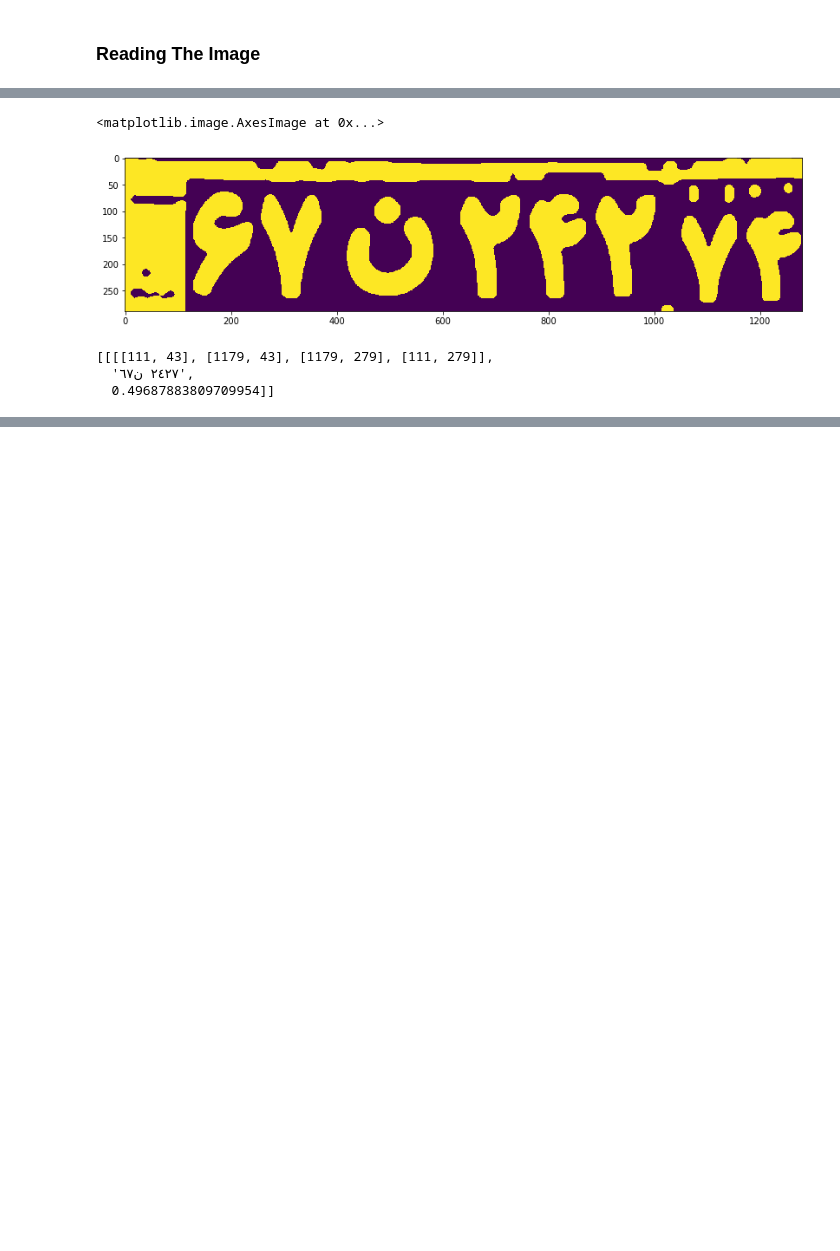
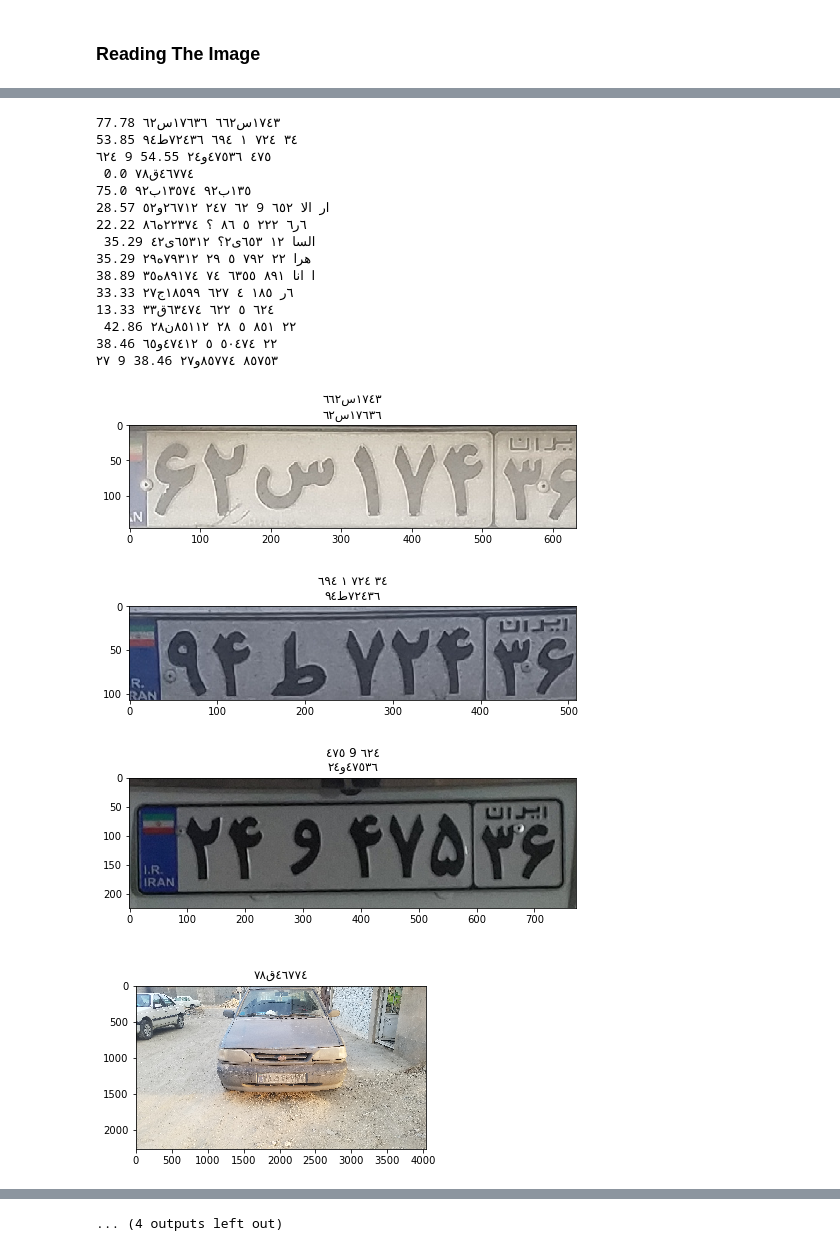
Before and after one commit to MohammadRoshani/PlateDetection, a Jupyter notebook: PlateDetection.ipynb, the cells around one changed output, grey strips where cells are left out. Cells and saved outputs as stored; diff of their text form; code cells hidden in the pictures; blank space fills up the shorter version.

Commit message:
Added FileLable -Modified PlateDetectuion.ipynb

```diff
--- a/PlateDetection.ipynb
+++ b/PlateDetection.ipynb
@@ -166,0 +311,3 @@ base_image = cv2.cvtColor(base_image, cv2.COLOR_BGR2RGB)
+# %%
+plate_number,_,_ = detect_plates_with_ocr(img)
+print(plate_number)
@@ -167,3 +316,5 @@ base_image = cv2.cvtColor(base_image, cv2.COLOR_BGR2RGB)
 # %%
-    fig, ax = plt.subplots(figsize=(14, 5))
-    ax.imshow(base_image, interpolation='nearest')
+def show_image_with_title(img, title):
+    fig, ax = plt.subplots(figsize=(8, 3))
+    plt.title(title)
+    ax.imshow(img, interpolation='nearest')
@@ -173,10 +320,0 @@ base_image = cv2.cvtColor(base_image, cv2.COLOR_BGR2RGB)
-# %%
-img_detected, plates = detect_plate(base_image)
-fig, ax = plt.subplots(figsize=(14, 5))
-ax.imshow(img_detected, interpolation='nearest')
-
-if(len(plates)>0):
-    fig = plt.figure(figsize=(10., 12.))
-    grid = ImageGrid(fig, 111, nrows_ncols=(4, len(plates)), axes_pad=0.1)
-    for ax, im in zip(grid, plates):
-        ax.imshow(im)
@@ -229,8 +320,0 @@ ax.imshow(thresh, interpolation='nearest')
-# %%
-rect_kernel = cv2.getStructuringElement(cv2.MORPH_RECT, (3, 3))
-dilation = cv2.dilate(thresh, rect_kernel, iterations = 1)
-fig, ax = plt.subplots(figsize=(14, 5))
-ax.imshow(dilation, interpolation='nearest')
-# %% [output]
-<matplotlib.image.AxesImage at 0x...>
-[figure, removed]
@@ -239,7 +321,43 @@ reader = easyocr.Reader(['fa']) # need to run only once to load model into memor
-# %%
-result = reader.readtext(gray)
-result
-# %% [output]
-[[[[111, 43], [1179, 43], [1179, 279], [111, 279]],
-  '٢٤٢٧ ن٦٧',
-  0.49687883809709954]]
+# %%
+from PIL import Image
+import glob
+from bidi import algorithm as bidialg
+import pandas as pd
+import textdistance
+
+mypath ="Test/*.jpg"
+images = glob.glob(mypath)
+
+fileLabels =  pd.read_csv('FileLabel.csv', encoding='utf-8')
+file_lable_dict = dict(fileLabels.values)
+summery =[]
+for image in images[:15]:
+    filename =image[5:]
+    test_img = cv2.imread(image)
+    plate_number, d_image, plates = detect_plates_with_ocr(test_img)
+    score = round((textdistance.jaccard.similarity(plate_number, file_lable_dict[filename]) *100.00),2)
+    print(plate_number, file_lable_dict[filename], str(score))
+    summery .append ({'Filename': filename, 'IsPlateDetected': len(plates)>0 , 'Score':score,'p1':  file_lable_dict[filename], 'p2':plate_number})
+
+    title = bidialg.get_display(plate_number+'\n'+file_lable_dict[filename])
+    show_image_with_title(next(iter(plates or []), d_image),title)
+# %% [output]
+١٧٤٣س٦٦٢ ١٧٦٣٦س٦٢ 77.78
+٣٤ ٧٢٤ ١ ٦٩٤ ٧٢٤٣٦ط٩٤ 53.85
+٦٢٤ 9 ٤٧٥ ٤٧٥٣٦و٢٤ 54.55
+ ٤٦٧٧٤ق٧٨ 0.0
+١٣٥ب٩٢ ١٣٥٧٤ب٩٢ 75.0
+ار الا ٦٥٢ 9 ٦٢ ٢٤٧ ٢٦٧١٢و٥٢ 28.57
+٦ر٦ ٢٢٢ ٥ ٨٦ ؟ ٢٢٣٧٤ه٨٦ 22.22
+ السا ١٢ ٦٥٣ى٢؟ ٦٥٣١٢ی٤٢ 35.29
+هرا ٢٢ ٧٩٢ ٥ ٢٩ ٧٩٣١٢ه٢٩ 35.29
+ا انا ٨٩١ ٦٣٥٥ ٧٤ ٨٩١٧٤ه٣٥ 38.89
+٦ر ١٨٥ ٤ ٦٢٧ ١٨٥٩٩ج٢٧ 33.33
+٦٢٤ ٥ ٦٢٢ ٦٣٤٧٤ق٣٣ 13.33
+ ٢٢ ٨٥١ ٥ ٢٨ ٨٥١١٢ن٢٨ 42.86
+٢٢ ٥٠٤٧٤ ٥ ٤٧٤١٢و٦٥ 38.46
+٢٧ 9 ٨٥٧٥٣ ٨٥٧٧٤و٢٧ 38.46
+[figure, added]
+[figure, added]
+[figure, added]
+[figure, added]
@@ -245,0 +371 @@ result
+... (4 outputs left out)
```
Also changed, not shown: parts of 27 cells of this notebook, 3 other files.
